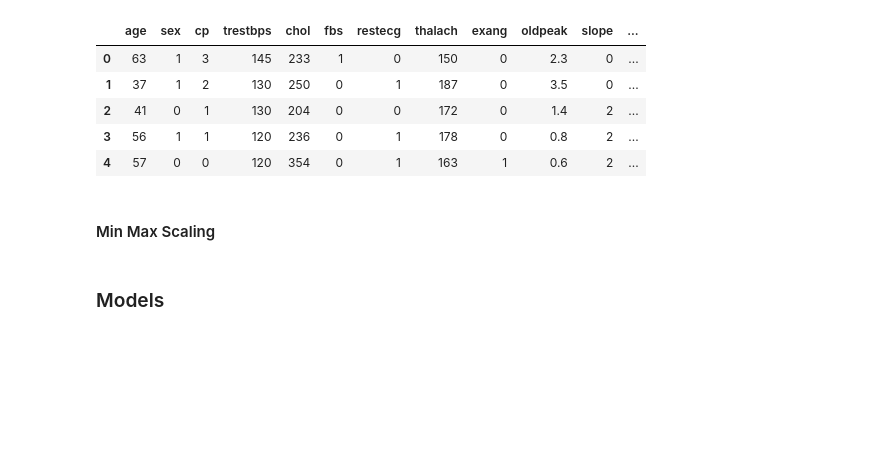
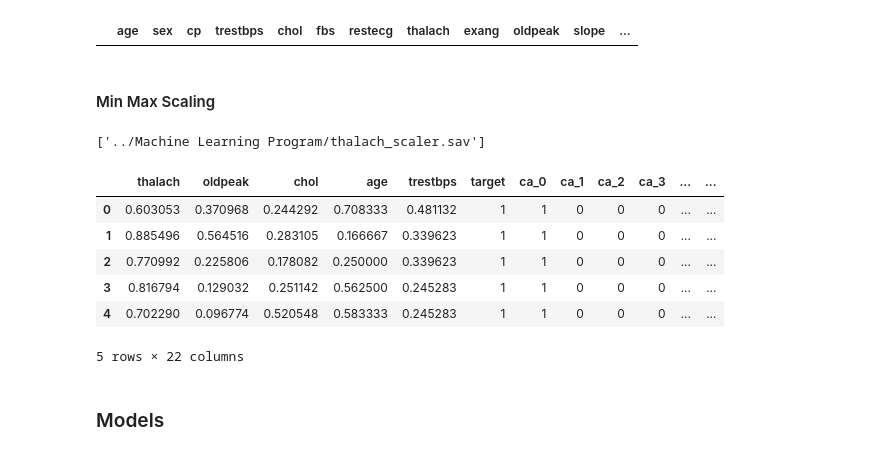
Before and after one commit to tstokes64/Heart_Disease, a Jupyter notebook: Notebooks/ML Algorithms.ipynb, the cells around one changed output. Cells and saved outputs as stored; diff of their text form; code cells hidden in the pictures; blank space fills up the shorter version.

Commit message:
More machine learning

```diff
--- a/Notebooks/ML Algorithms.ipynb
+++ b/Notebooks/ML Algorithms.ipynb
@@ -6,15 +7,12 @@ from sqlalchemy import create_engine
 # %%
 url = "https://heartdisease4.s3.us-east-2.amazonaws.com/heart.csv"
 
 df = pd.read_csv(url)
 df.head()
+
+df.loc[df['slope'] == 3]
 # %% [output]
 |  | age | sex | cp | trestbps | chol | fbs | restecg | thalach | exang | oldpeak | slope | ... |
-| 0 | 63 | 1 | 3 | 145 | 233 | 1 | 0 | 150 | 0 | 2.3 | 0 | ... |
-| 1 | 37 | 1 | 2 | 130 | 250 | 0 | 1 | 187 | 0 | 3.5 | 0 | ... |
-| 2 | 41 | 0 | 1 | 130 | 204 | 0 | 0 | 172 | 0 | 1.4 | 2 | ... |
-| 3 | 56 | 1 | 1 | 120 | 236 | 0 | 1 | 178 | 0 | 0.8 | 2 | ... |
-| 4 | 57 | 0 | 0 | 120 | 354 | 0 | 1 | 163 | 1 | 0.6 | 2 | ... |
 # %%
 #from sklearn.feature_selection import SelectKBest
 #from sklearn.feature_selection import chi2
@@ -62,3 +51,48 @@ new_df['thalach'] = scaler.fit_transform(new_df['thalach'].values.reshape(-1,1))
+# %%
+from sklearn.preprocessing import MinMaxScaler
+from sklearn.externals import joblib
+
+age_scaler = MinMaxScaler()
+age_scaler.fit(df['age'].values.reshape(-1,1))
+df['age'] = age_scaler.transform(df['age'].values.reshape(-1,1))
+age_scaler_file = '../Machine Learning Program/age_scaler.sav'
+joblib.dump(age_scaler, age_scaler_file)
+
+trestbps_scaler = MinMaxScaler()
+trestbps_scaler.fit(df['trestbps'].values.reshape(-1,1))
+df['trestbps'] = trestbps_scaler.transform(df['trestbps'].values.reshape(-1,1))
+trestbps_scaler_file = '../Machine Learning Program/trestbps_scaler.sav'
+joblib.dump(trestbps_scaler, trestbps_scaler_file)
+
+chol_scaler = MinMaxScaler()
+chol_scaler.fit(df['chol'].values.reshape(-1,1))
+df['chol'] = chol_scaler.transform(df['chol'].values.reshape(-1,1))
+chol_scaler_file = '../Machine Learning Program/chol_scaler.sav'
+joblib.dump(chol_scaler, chol_scaler_file)
+
+oldpeak_scaler = MinMaxScaler()
+oldpeak_scaler.fit(df['oldpeak'].values.reshape(-1,1))
+df['oldpeak'] = oldpeak_scaler.transform(df['oldpeak'].values.reshape(-1,1))
+oldpeak_scaler_file = '../Machine Learning Program/oldpeak_scaler.sav'
+joblib.dump(oldpeak_scaler, oldpeak_scaler_file)
+
+thalach_scaler = MinMaxScaler()
+thalach_scaler.fit(df['thalach'].values.reshape(-1,1))
+df['thalach'] = thalach_scaler.transform(df['thalach'].values.reshape(-1,1))
+thalach_scaler_file = '../Machine Learning Program/thalach_scaler.sav'
+joblib.dump(thalach_scaler, thalach_scaler_file)
+# %% [output]
+['../Machine Learning Program/thalach_scaler.sav']
+# %%
+df.head()
+# %% [output]
+|  | thalach | oldpeak | chol | age | trestbps | target | ca_0 | ca_1 | ca_2 | ca_3 | ... | ... |
+| 0 | 0.603053 | 0.370968 | 0.244292 | 0.708333 | 0.481132 | 1 | 1 | 0 | 0 | 0 | ... | ... |
+| 1 | 0.885496 | 0.564516 | 0.283105 | 0.166667 | 0.339623 | 1 | 1 | 0 | 0 | 0 | ... | ... |
+| 2 | 0.770992 | 0.225806 | 0.178082 | 0.250000 | 0.339623 | 1 | 1 | 0 | 0 | 0 | ... | ... |
+| 3 | 0.816794 | 0.129032 | 0.251142 | 0.562500 | 0.245283 | 1 | 1 | 0 | 0 | 0 | ... | ... |
+| 4 | 0.702290 | 0.096774 | 0.520548 | 0.583333 | 0.245283 | 1 | 1 | 0 | 0 | 0 | ... | ... |
+5 rows × 22 columns
 # %% [markdown]
 ### Models
 # %%
```
Also changed, not shown: parts of 9 cells of this notebook, 16 other files.
